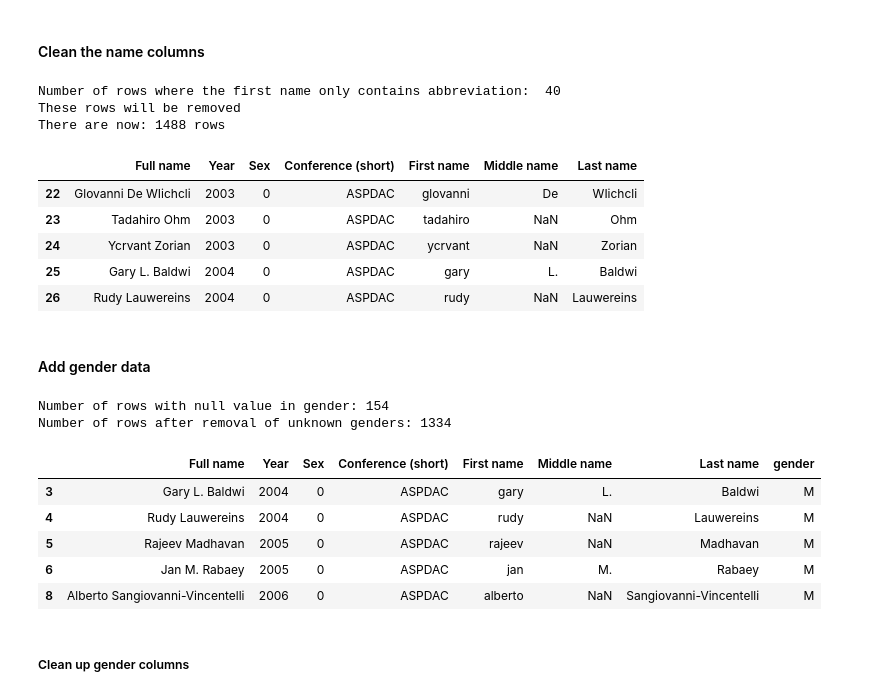
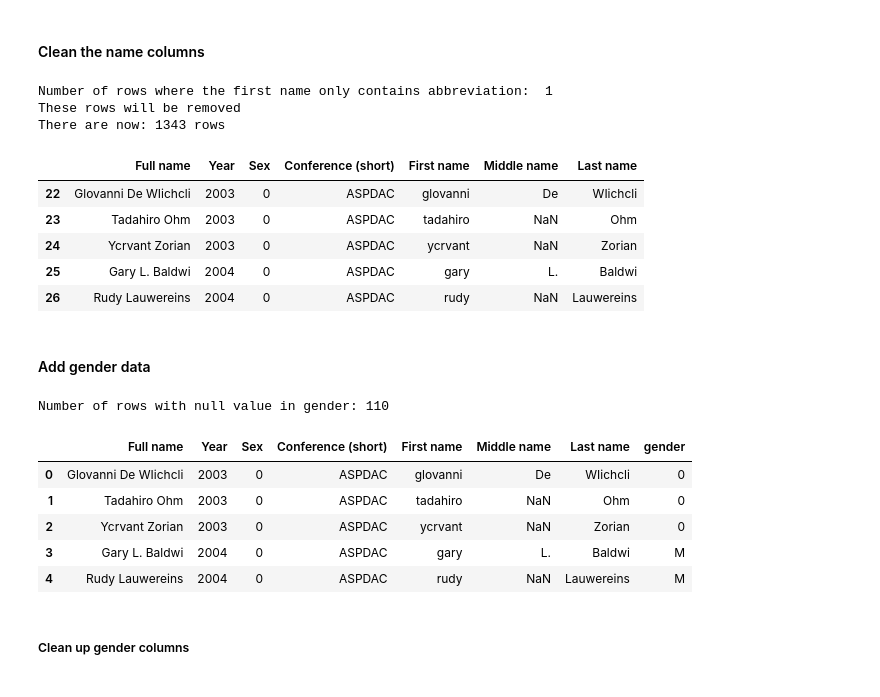
Before and after one commit to mariespedersen/Thesis_github, a Jupyter notebook: Preprocessing.ipynb, the cells around one changed output. Drawn from its saved outputs; the diff is of its cells as text; code cells hidden in the pictures.

```diff
--- a/Preprocessing.ipynb
+++ b/Preprocessing.ipynb
@@ -20,7 +20,7 @@ def read_csv_files_from_folder(filepath,folder):
 
     # Step 4: Loop through all the .csv files and append them to the dataframe list
     for file_path in csv_files:
-        df = pd.read_csv(file_path,index_col=None,encoding='latin-1')
+        df = pd.read_csv(file_path,index_col=False,encoding='utf-8',sep=",")
         df['Conference (short)'] = os.path.basename(file_path)
         df['Conference (short)'] = df['Conference (short)'].str.split('_').str[0]
         df_list.append(df)
@@ -41,9 +41,8 @@ def read_csv_files_from_folder(filepath,folder):
 def Name_preprocessing(df):
     # First Name
     df['First name'] = df['Full name'].str.split(' ').str[0].str.lower()
-    df['First name'] = df["First name"].str.normalize('NFKD')\
-       .str.encode('ascii', errors='ignore')\
-       .str.decode('utf-8')
+    df['First name'] = df["First name"].apply(unidecode)
+
     print("Number of rows where the first name only contains abbreviation: ", df[df['First name'].str.contains('^[a-z]\.$')].shape[0])
     print("These rows will be removed")
     df = df[~df['First name'].str.contains('^[a-z]\.$')]
@@ -121,17 +120,15 @@ Number of rows: 2104
 # %%
 # Only include data after 2003
 df = df[(df['Year'] >= 2003) & (df['Year'] <= 2022)]
-df = df[~df['Conference (short)'].isin(["ICIP","CVPR"])]
-df = df[df['Full name'] != "Wei Wei"]
 # %% [markdown]
 #### Clean the name columns
 # %%
 df = Name_preprocessing(df)
 df.head()
 # %% [output]
-Number of rows where the first name only contains abbreviation:  40
+Number of rows where the first name only contains abbreviation:  1
 These rows will be removed
-There are now: 1488 rows
+There are now: 1343 rows
 |  | Full name | Year | Sex | Conference (short) | First name | Middle name | Last name |
 | 22 | Glovanni De WIichcli | 2003 | 0 | ASPDAC | glovanni | De | WIichcli |
 | 23 | Tadahiro Ohm | 2003 | 0 | ASPDAC | tadahiro | NaN | Ohm |
@@ -143,26 +140,24 @@ There are now: 1488 rows
 # %%
 # merge df and name_df by "First name" and "name" and include "Gender column"
 df = pd.merge(df, name_df, how='left', left_on='First name', right_on='name')
 
 # Drop unnecessary columns
 df = df.drop(['name', 'code', 'wgt'], axis=1)
 
 print("Number of rows with null value in gender:", df["gender"].isnull().sum())
 
-# Drop all rows with nan value in gender column #TODO
-df = df.dropna(subset=['gender'])
-print("Number of rows after removal of unknown genders:", len(df))
+# Replace with the value in 'Sex' column
+df['gender'] = df['gender'].fillna(df['Sex'])
 
 df.head()
 # %% [output]
-Number of rows with null value in gender: 154
-Number of rows after removal of unknown genders: 1334
+Number of rows with null value in gender: 110
 |  | Full name | Year | Sex | Conference (short) | First name | Middle name | Last name | gender |
+| 0 | Glovanni De WIichcli | 2003 | 0 | ASPDAC | glovanni | De | WIichcli | 0 |
+| 1 | Tadahiro Ohm | 2003 | 0 | ASPDAC | tadahiro | NaN | Ohm | 0 |
+| 2 | Ycrvant Zorian | 2003 | 0 | ASPDAC | ycrvant | NaN | Zorian | 0 |
 | 3 | Gary L. Baldwi | 2004 | 0 | ASPDAC | gary | L. | Baldwi | M |
 | 4 | Rudy Lauwereins | 2004 | 0 | ASPDAC | rudy | NaN | Lauwereins | M |
-| 5 | Rajeev Madhavan | 2005 | 0 | ASPDAC | rajeev | NaN | Madhavan | M |
-| 6 | Jan M. Rabaey | 2005 | 0 | ASPDAC | jan | M. | Rabaey | M |
-| 8 | Alberto Sangiovanni-Vincentelli | 2006 | 0 | ASPDAC | alberto | NaN | Sangiovanni-Vincentelli | M |
 # %% [markdown]
 ##### Clean up gender columns
 # %%
```
Also changed, not shown: parts of 15 cells of this notebook, 3 other files.
